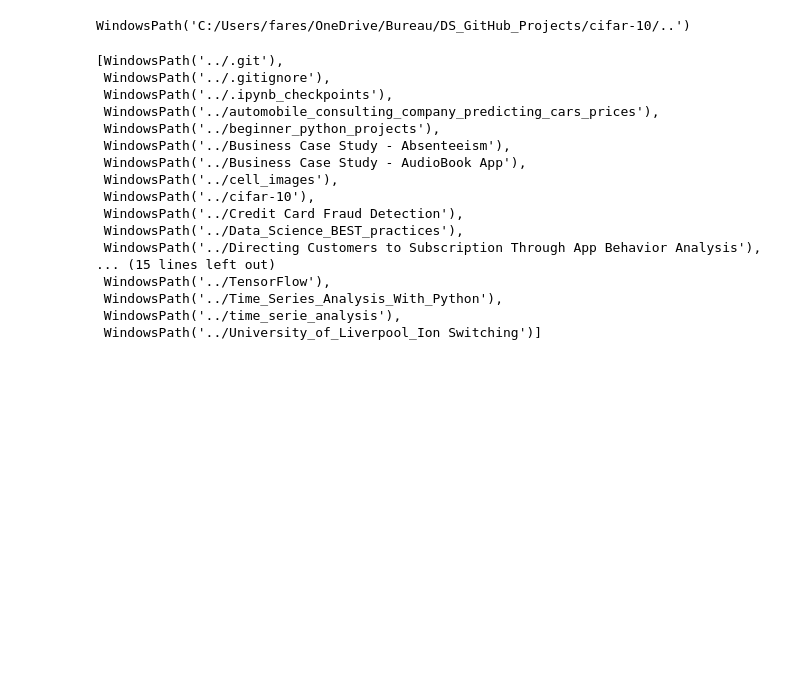
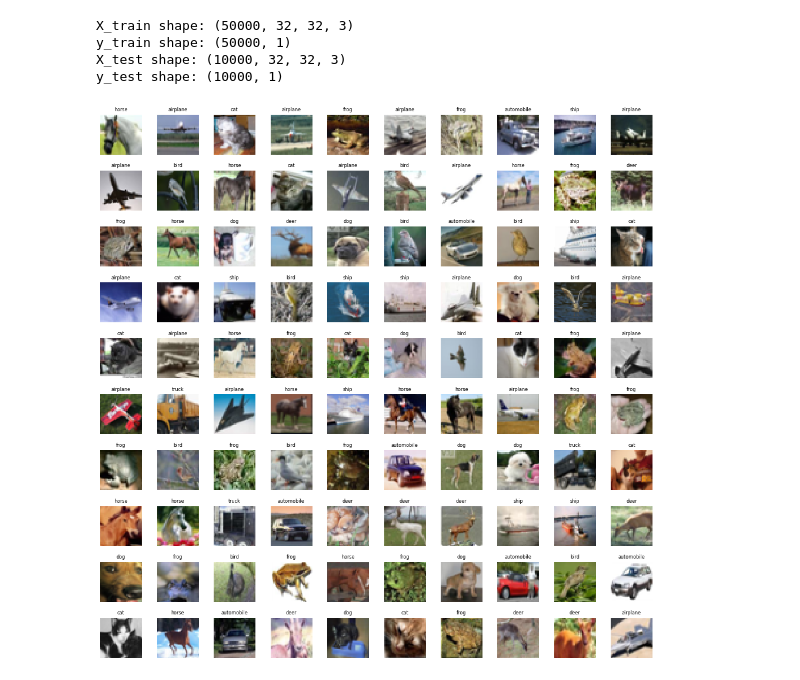
Before and after one commit to fares-ds/Cifar-10_Image_Classification_Using_CNNs, a Jupyter notebook: Cifar_10_image_classification_using_cnn.ipynb, the cells around one changed output. Saved outputs shown, nothing was run; the diff lists cells and outputs as text; code cells hidden in the pictures; blank space fills up the shorter version.

Commit message:
Exploratory Data Analysis

```diff
--- a/Cifar_10_image_classification_using_cnn.ipynb
+++ b/Cifar_10_image_classification_using_cnn.ipynb
@@ -53,24 +10,44 @@ list(p.iterdir())
-# %%
-p.absolute()
-# %% [output]
-WindowsPath('C:/Users/fares/OneDrive/Bureau/DS_GitHub_Projects/cifar-10/..')
-# %%
-list(p.glob('*'))
-# %% [output]
-[WindowsPath('../.git'),
- WindowsPath('../.gitignore'),
- WindowsPath('../.ipynb_checkpoints'),
- WindowsPath('../automobile_consulting_company_predicting_cars_prices'),
- WindowsPath('../beginner_python_projects'),
- WindowsPath('../Business Case Study - Absenteeism'),
- WindowsPath('../Business Case Study - AudioBook App'),
- WindowsPath('../cell_images'),
- WindowsPath('../cifar-10'),
- WindowsPath('../Credit Card Fraud Detection'),
- WindowsPath('../Data_Science_BEST_practices'),
- WindowsPath('../Directing Customers to Subscription Through App Behavior Analysis'),
-... (15 lines left out)
- WindowsPath('../TensorFlow'),
- WindowsPath('../Time_Series_Analysis_With_Python'),
- WindowsPath('../time_serie_analysis'),
- WindowsPath('../University_of_Liverpool_Ion Switching')]
+# %%
+print(f"X_train shape: {X_train.shape}")
+print(f"y_train shape: {y_train.shape}")
+print(f"X_test shape: {X_test.shape}")
+print(f"y_test shape: {y_test.shape}")
+# %% [output]
+X_train shape: (50000, 32, 32, 3)
+y_train shape: (50000, 1)
+X_test shape: (10000, 32, 32, 3)
+y_test shape: (10000, 1)
+# %%
+# Define the labels of the dataset
+labels = ['airplane', 'automobile', 'bird', 'cat', 'deer',
+          'dog', 'frog', 'horse', 'ship', 'truck']
+
+# Let's view more images in a grid format
+# Define the dimensions of the plot grid
+W_grid = 10
+L_grid = 10
+
+# fig, axes = plt.subplots(L_grid, W_grid)
+# subplot return the figure object and axes object
+# we can use the axes object to plot specific figures at various locations
+
+fig, axes = plt.subplots(L_grid, W_grid, figsize = (17,17))
+
+axes = axes.ravel() # flaten the 15 x 15 matrix into 225 array
+
+n_train = len(X_train) # get the length of the train dataset
+
+# Select a random number from 0 to n_train
+for i in np.arange(0, W_grid * L_grid): # create evenly spaces variables
+
+    # Select a random number
+    index = np.random.randint(0, n_train)
+    # read and display an image with the selected index
+    axes[i].imshow(X_train[index,1:])
+    label_index = int(y_train[index])
+    axes[i].set_title(labels[label_index], fontsize = 8)
+    axes[i].axis('off')
+
+plt.subplots_adjust(hspace=0.4)
+# %% [output]
+[figure, added]
```
Also changed, not shown: parts of 9 cells of this notebook.
